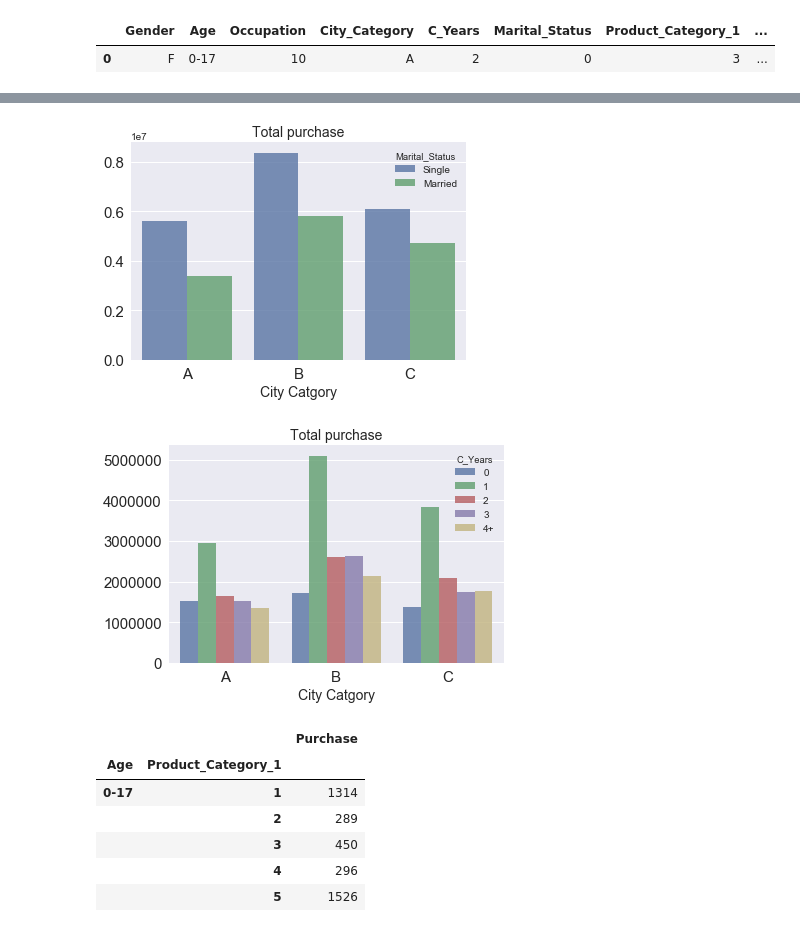
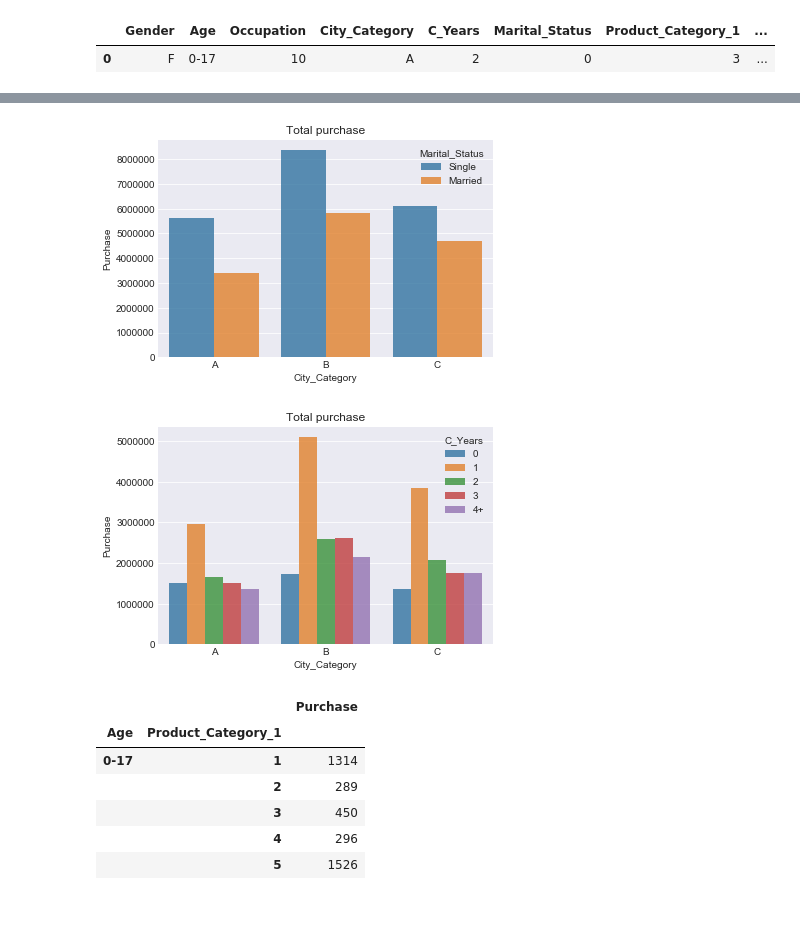
Before and after one commit to ahm320/Black_Firday, a Jupyter notebook: Black_Friday.ipynb, the cells around one changed output, grey strips where cells are left out. Saved outputs shown, nothing was run; the diff lists cells and outputs as text; code cells hidden in the pictures.

```diff
--- a/Black_Friday.ipynb
+++ b/Black_Friday.ipynb
@@ -193,24 +154,18 @@ plt.show()
 # %%
 df = train_df.groupby(['City_Category','Marital_Status'], as_index=False).agg({'Purchase':np.sum})
 df['Marital_Status']=np.where(df['Marital_Status'] == 0,'Single','Married')
 sns.barplot('City_Category','Purchase',hue='Marital_Status',data=df,alpha = 0.8)
-plt.xlabel('City Catgory',fontsize=14)
-plt.ylabel('')
-plt.title('Total purchase',fontsize=14)
-plt.tick_params(labelsize=15)
+plt.title('Total purchase')
 plt.show()
 # %% [output]
-[figure, old version]
+[figure, new version]
 # %%
 df = train_df.groupby(['City_Category','C_Years'], as_index=False).agg({'Purchase':np.sum})
 sns.barplot('City_Category','Purchase',hue='C_Years',data=df,alpha = 0.8)
-plt.xlabel('City Catgory',fontsize=14)
-plt.ylabel('')
-plt.title('Total purchase',fontsize=14)
-plt.tick_params(labelsize=15)
+plt.title('Total purchase')
 plt.show()
 # %% [output]
-[figure, old version]
+[figure, new version]
 # %%
 view_df=train_df.groupby( [ "Age", "Product_Category_1"] ).agg({'Purchase':'count'})
 view_df
```
Also changed, not shown: parts of 8 cells of this notebook.
